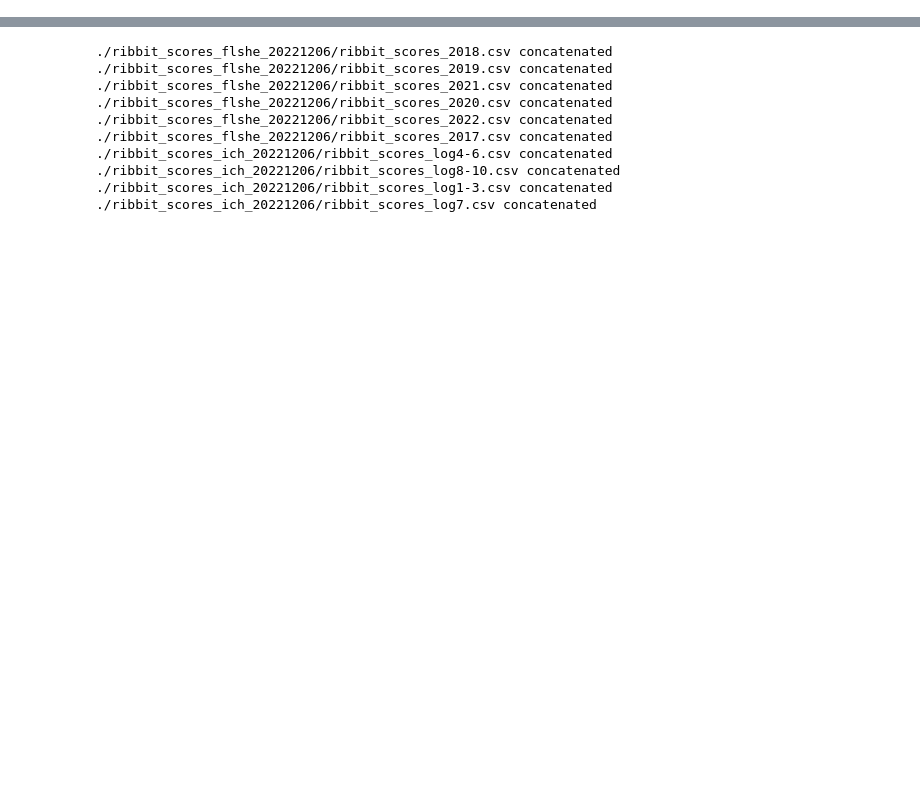
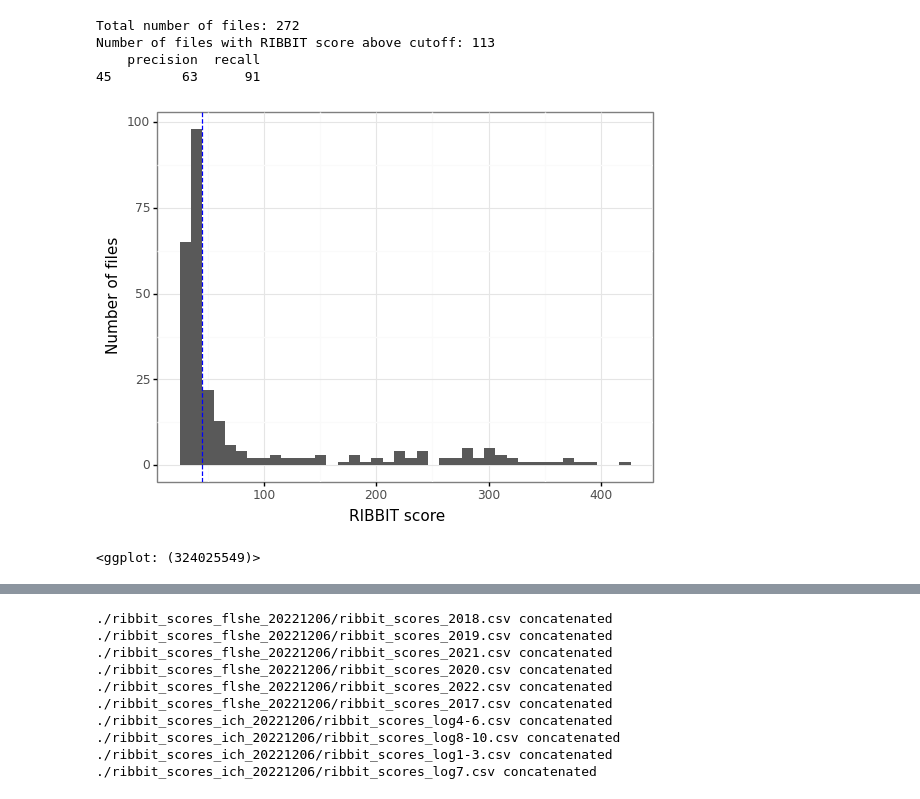
Before and after one commit to mayalapp/ga-frog-id, a Jupyter notebook: python-ribbit/data_cleaning.ipynb, the cells around one changed output, grey strips where cells are left out. Cells and saved outputs as stored; diff of their text form; code cells hidden in the pictures; blank space fills up the shorter version.

```diff
--- a/python-ribbit/data_cleaning.ipynb
+++ b/python-ribbit/data_cleaning.ipynb
@@ -55,0 +148,21 @@ def combine_rs(rs_folder, delete_files = False):
+# %%
+cutoff = 45
+print("Total number of files: " + str(len(verified_flshe)))
+print("Number of files with RIBBIT score above cutoff: " + str(len(verified_flshe[verified_flshe['score']>cutoff])
+))
+
+print(calc_accuracy(verified_flshe, [45]))
+
+
+(ggplot(verified_flshe)+
+aes(x = 'score')+
+geom_histogram(bins = 40)+ geom_vline(xintercept = cutoff, linetype = "dashed", color = "blue")+
+labs(title = "", x = "RIBBIT score", y = "Number of files")+
+theme_bw())
+# %% [output]
+Total number of files: 272
+Number of files with RIBBIT score above cutoff: 113
+    precision  recall
+45         63      91
+[figure, added]
+<ggplot: (324025549)>
```
Also changed, not shown: parts of 17 cells of this notebook, 18 other files.
